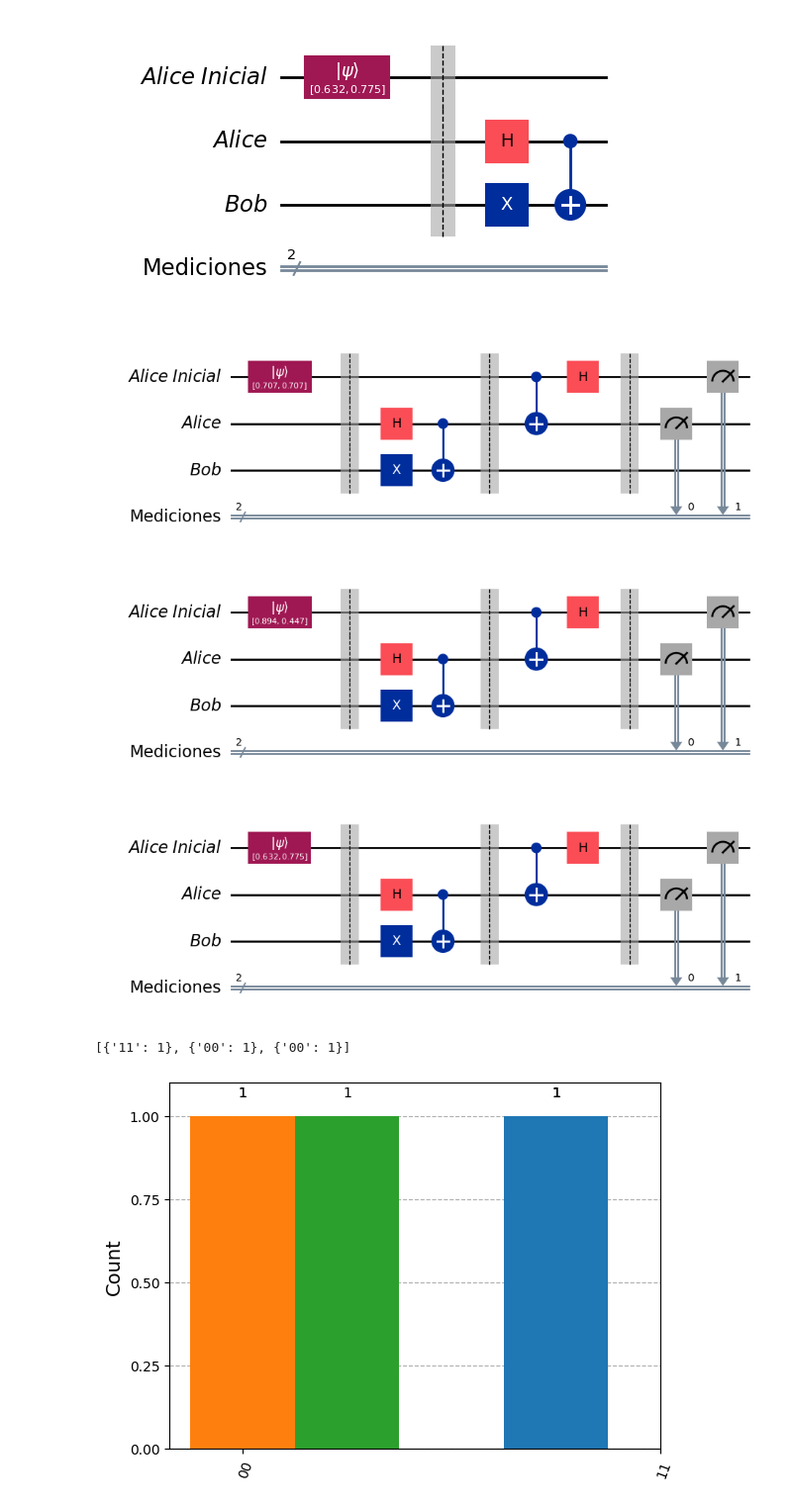
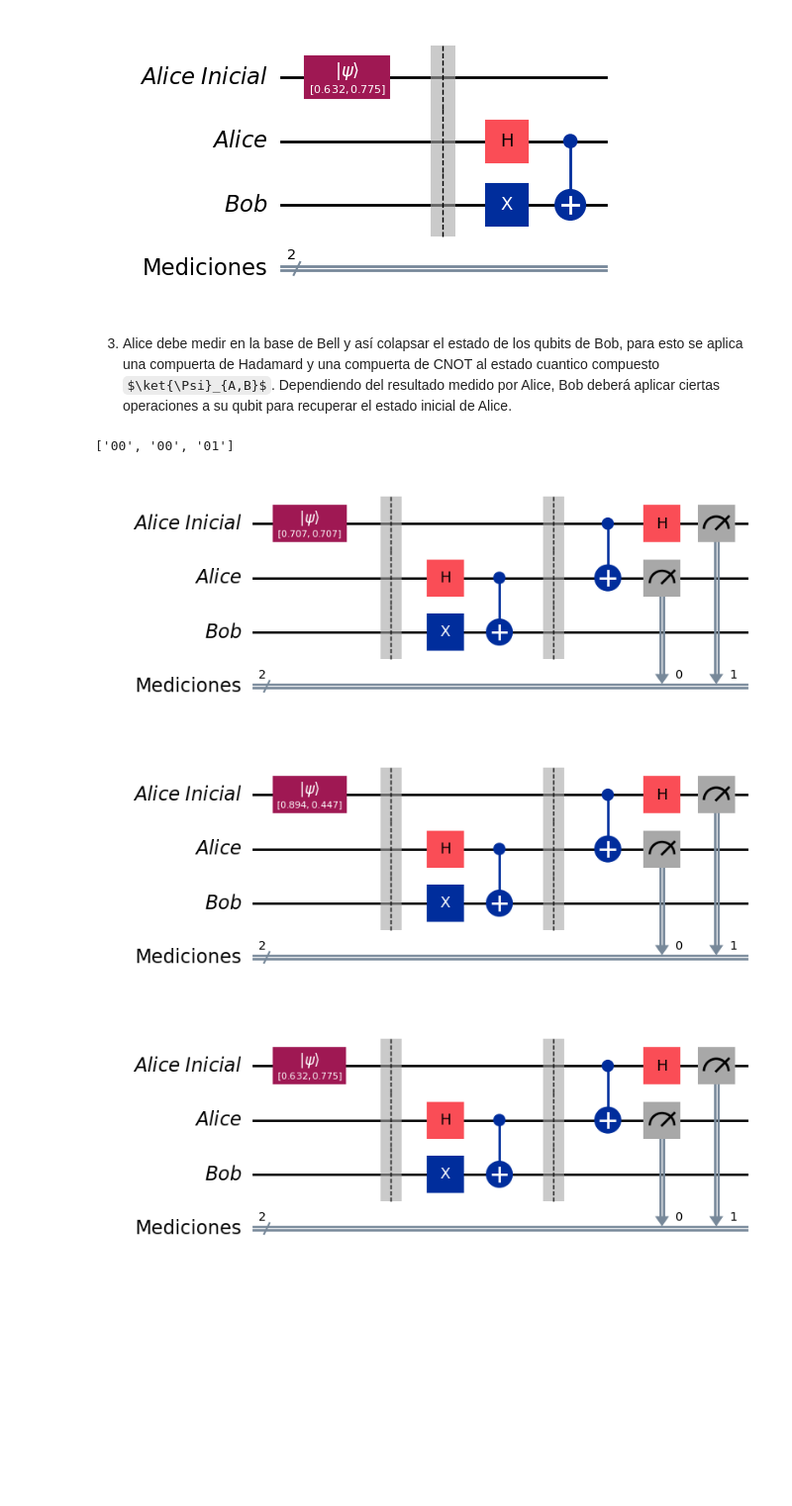
Before and after one commit to PiPevafo/Teleportation-Protocol, a Jupyter notebook: Protocolo.ipynb, the cells around one changed output. Shown at 99% size. Cells and saved outputs as stored; diff of their text form; code cells hidden in the pictures; some formulas as TeX source; blank space fills up the shorter version.

Commit message:
Teleportation and results finished

```diff
--- a/Protocolo.ipynb
+++ b/Protocolo.ipynb
@@ -109,34 +90,48 @@ for circuit in qc:
 [figure]
 [figure]
 [figure]
+# %% [markdown]
+3. Alice debe medir en la base de Bell y así colapsar el estado de los qubits de Bob, para esto se aplica una compuerta de Hadamard y una compuerta de CNOT al estado cuantico compuesto $\ket{\Psi}_{A,B}$. Dependiendo del resultado medido por Alice, Bob deberá aplicar ciertas operaciones a su qubit para recuperar el estado inicial de Alice.
 # %%
 #Realizar la medición en la base de Bell que corresponde a un CNOT y un Hadamard
+
 for i in range(0,3):
     qc[i].barrier()
     qc[i].cx(0, 1)
     qc[i].h(0)
-    qc[i].barrier()
     qc[i].measure([1,0], [0,1])
 
+simulator1 = Aer.get_backend('statevector_simulator')
 
-# Ejecutar el circuito en un simulador y obtener los resultados
-simulator1 = Aer.get_backend('qasm_simulator')
-circ = transpile(qc, simulator1)
-job = simulator1.run(circ, shots=1)
-result = job.result()
+# Lista para guardar los estados finales de cada circuito en qc
+final_states = []
+counts = []
+for i, circuit in enumerate(qc):
+
+    # Ejecutar y simular el circuito por primera vez
+    circ = transpile(circuit, simulator1)
+    job = simulator1.run(circ)
+    result = job.result()
+
+
+    # Guardar el estado final del circuito
+    final_state = result.get_statevector(circ)
+    final_states.append(final_state)
+
+
+    counts.append(result.get_counts())
+
+
+# Extraer los resultados de las mediciones y guardarlos en una lista
+alice = [list(d.keys())[0] for d in counts]
+
+# Mostrar los resultados de las mediciones
+print(alice)
 
 for circuit in qc:
     display(circuit.draw(output='mpl'))
-
-
-# Mostrar los resultados de las mediciones en un histograma
-
-counts = result.get_counts()
-print(counts)
-plot_histogram(counts)
 # %% [output]
+['00', '00', '01']
-[figure, old version]
+[figure, new version]
-[figure, old version]
+[figure, new version]
-[figure, old version]
+[figure, new version]
-[{'11': 1}, {'00': 1}, {'00': 1}]
-[figure, removed]
```
Also changed, not shown: parts of 19 cells of this notebook.
